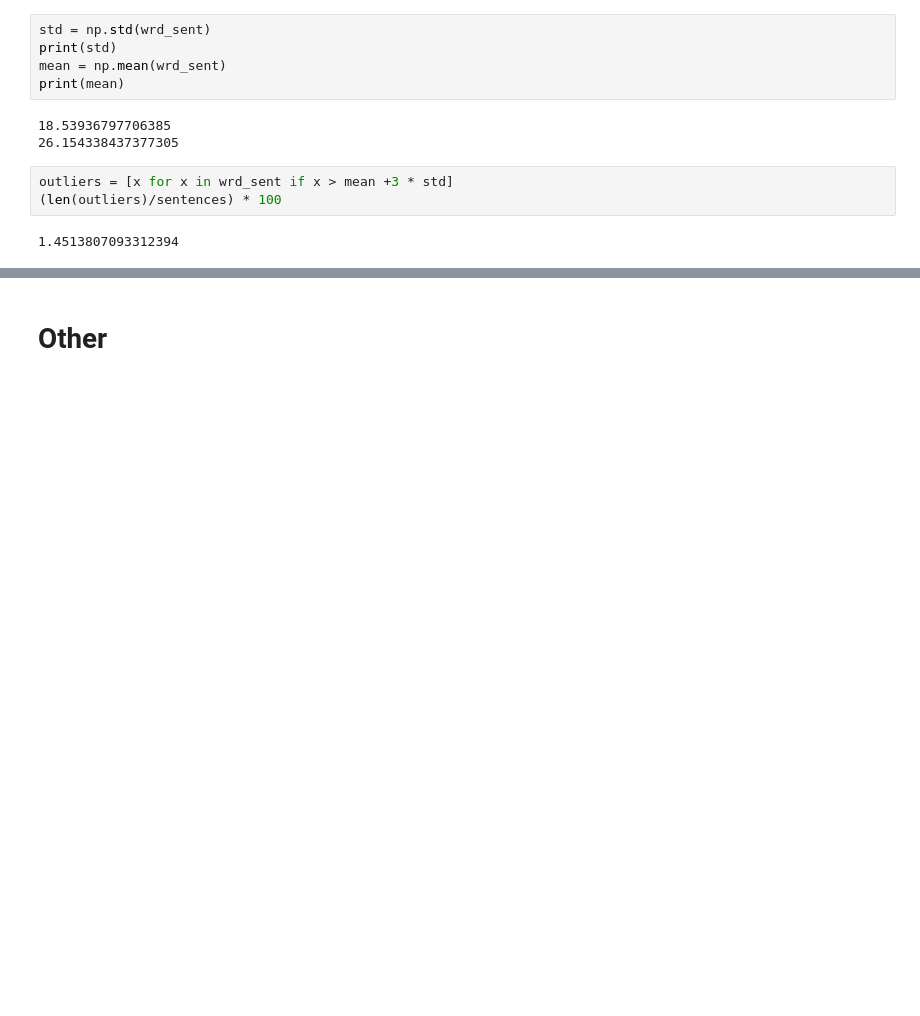
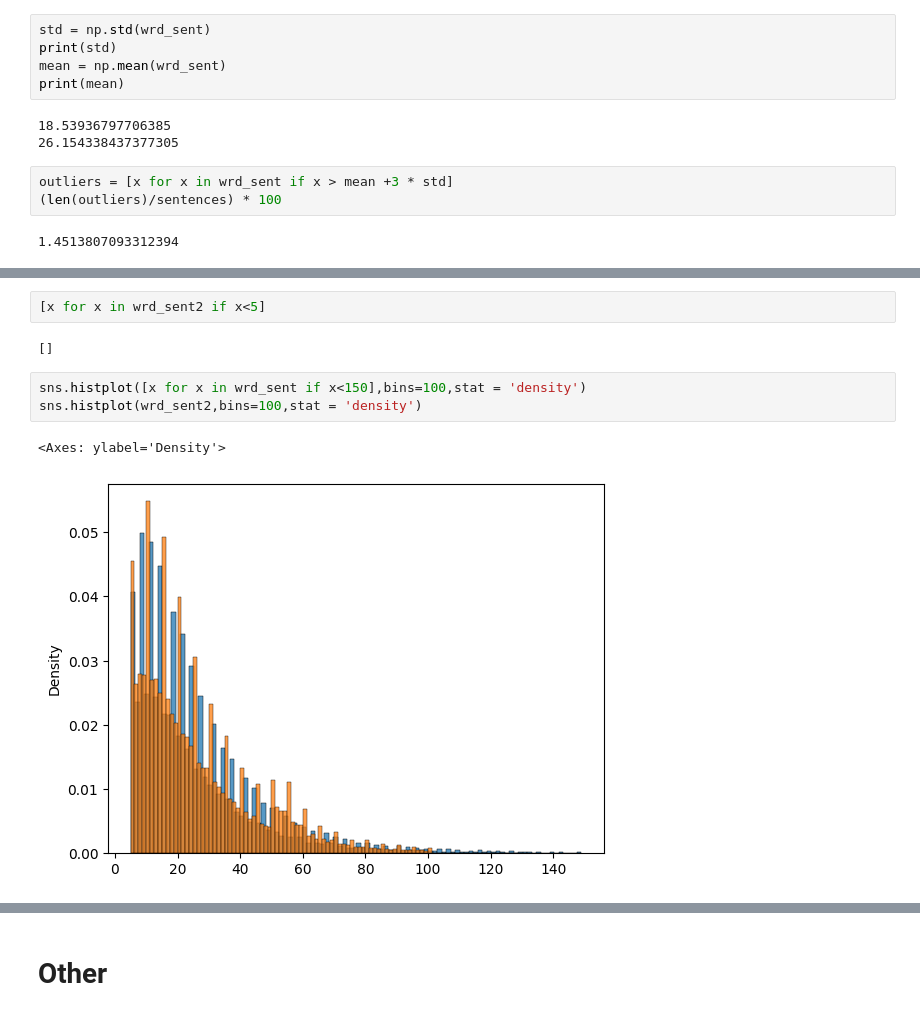
Before and after one commit to NLP-for-Psycholinguistic/text_coherence_pipeline, a Jupyter notebook: draft.ipynb, the cells around one changed output, grey strips where cells are left out. Saved outputs shown, nothing was run; the diff lists cells and outputs as text; blank space fills up the shorter version.

```diff
--- a/draft.ipynb
+++ b/draft.ipynb
@@ -234,0 +216,10 @@ sns.histplot(wrd_sent,bins=100)
+# %%
+[x for x in wrd_sent2 if x<5]
+# %% [output]
+[]
+# %%
+sns.histplot([x for x in wrd_sent if x<150],bins=100,stat = 'density')
+sns.histplot(wrd_sent2,bins=100,stat = 'density')
+# %% [output]
+<Axes: ylabel='Density'>
+[figure, added]
```
Also changed, not shown: parts of 4 cells of this notebook, 3 other files.
